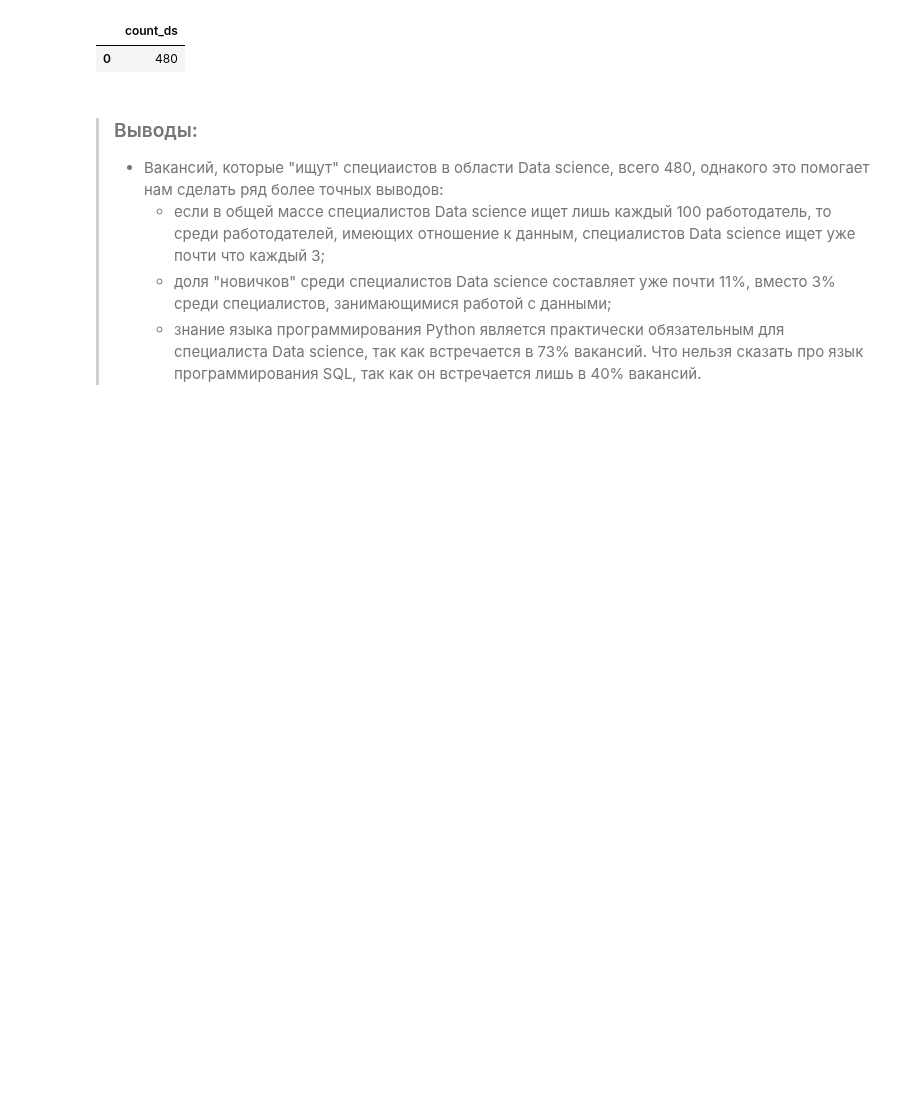
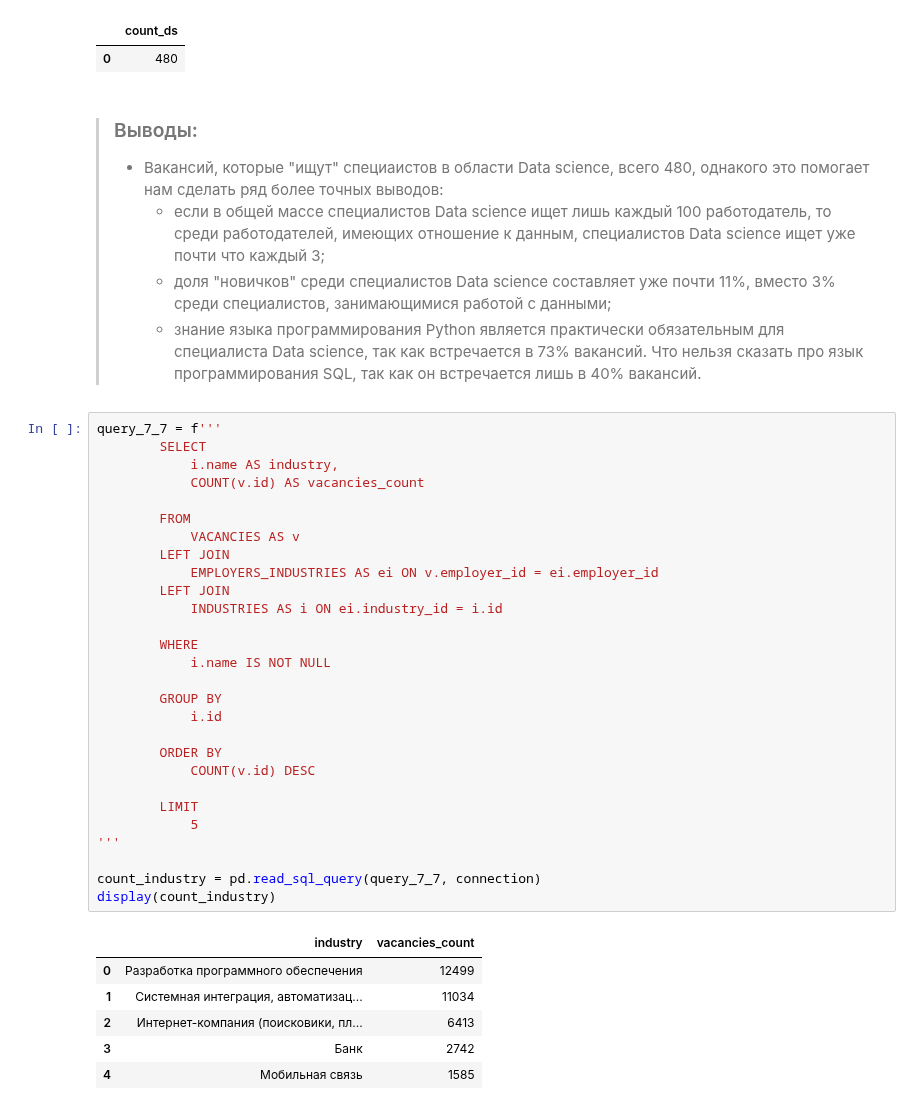
Before and after one commit to rafferti95/st_data_science, a Jupyter notebook: Project 2/Project 2 test.ipynb, the cells around one changed output. Cells and saved outputs as stored; diff of their text form; blank space fills up the shorter version.

```diff
--- a/Project 2/Project 2 test.ipynb
+++ b/Project 2/Project 2 test.ipynb
@@ -858,3 +858,38 @@ display(count_ds)
 >   - если в общей массе специалистов Data science ищет лишь каждый 100 работодатель, то среди работодателей, имеющих отношение к данным, специалистов Data science ищет уже почти что каждый 3;
 >   - доля "новичков" среди специалистов Data science составляет уже почти 11%, вместо 3% среди специалистов, занимающимися работой с данными;
 >   - знание языка программирования Python является практически обязательным для специалиста Data science, так как встречается в 73% вакансий. Что нельзя сказать про язык программирования SQL, так как он встречается лишь в 40% вакансий.
+# %%
+query_7_7 = f'''
+        SELECT
+            i.name AS industry,
+            COUNT(v.id) AS vacancies_count
+
+        FROM
+            VACANCIES AS v
+        LEFT JOIN
+            EMPLOYERS_INDUSTRIES AS ei ON v.employer_id = ei.employer_id
+        LEFT JOIN
+            INDUSTRIES AS i ON ei.industry_id = i.id
+
+        WHERE
+            i.name IS NOT NULL
+
+        GROUP BY
+            i.id
+
+        ORDER BY
+            COUNT(v.id) DESC
+
+        LIMIT
+            5
+'''
+
+count_industry = pd.read_sql_query(query_7_7, connection)
+display(count_industry)
+# %% [output]
+|  | industry | vacancies_count |
+| 0 | Разработка программного обеспечения | 12499 |
+| 1 | Системная интеграция, автоматизац... | 11034 |
+| 2 | Интернет-компания (поисковики, пл... | 6413 |
+| 3 | Банк | 2742 |
+| 4 | Мобильная связь | 1585 |
```
Also changed, not shown: parts of 1 cell of this notebook.
